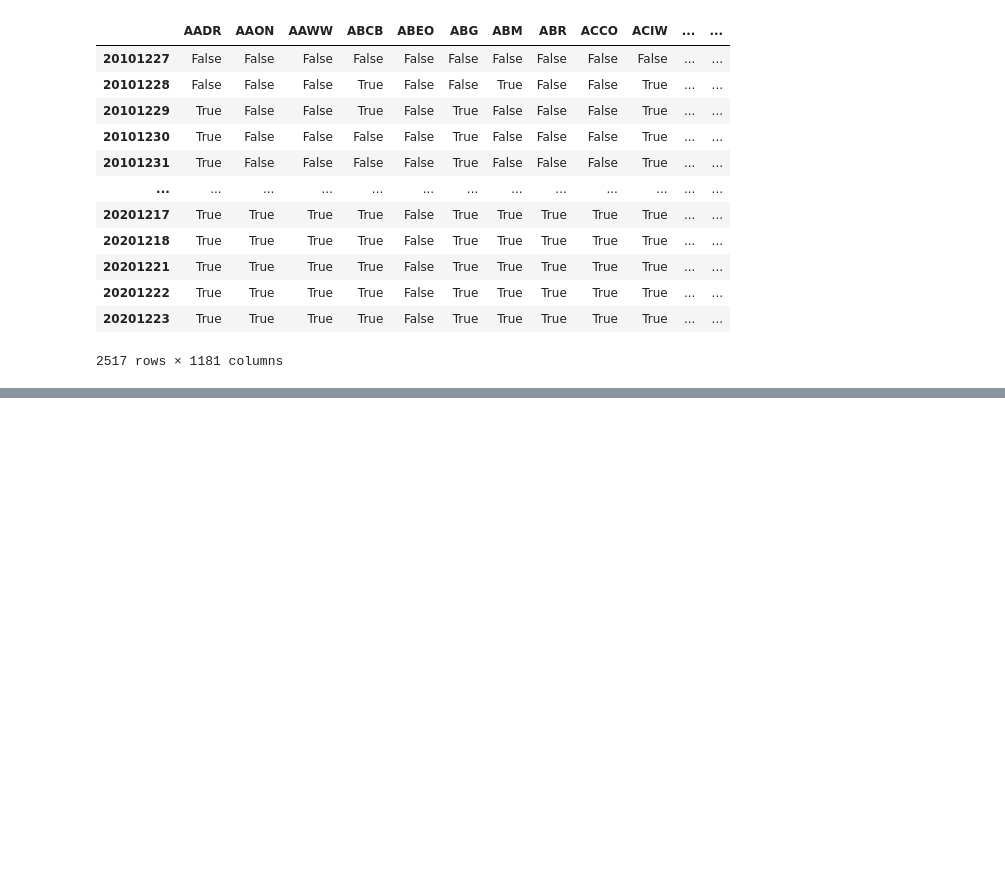
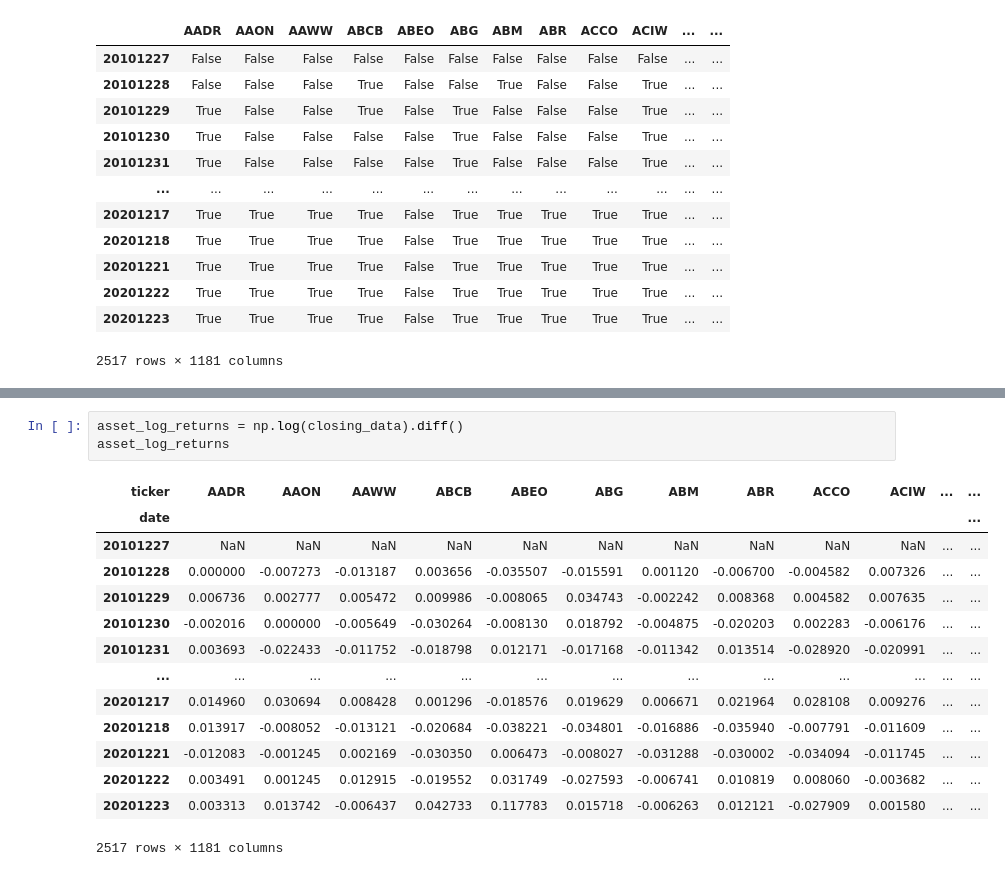
Before and after one commit to ricocahyadi777/quant-trading-project-maf, a Jupyter notebook: Quant.ipynb, the cells around one changed output, grey strips where cells are left out. Cells and saved outputs as stored; diff of their text form; blank space fills up the shorter version.

```diff
--- a/Quant.ipynb
+++ b/Quant.ipynb
@@ -60,0 +134,18 @@ cross
+# %%
+asset_log_returns = np.log(closing_data).diff()
+asset_log_returns
+# %% [output]
+| ticker | AADR | AAON | AAWW | ABCB | ABEO | ABG | ABM | ABR | ACCO | ACIW | ... | ... |
+| date |  |  |  |  |  |  |  |  |  |  |  | ... |
+| 20101227 | NaN | NaN | NaN | NaN | NaN | NaN | NaN | NaN | NaN | NaN | ... | ... |
+| 20101228 | 0.000000 | -0.007273 | -0.013187 | 0.003656 | -0.035507 | -0.015591 | 0.001120 | -0.006700 | -0.004582 | 0.007326 | ... | ... |
+| 20101229 | 0.006736 | 0.002777 | 0.005472 | 0.009986 | -0.008065 | 0.034743 | -0.002242 | 0.008368 | 0.004582 | 0.007635 | ... | ... |
+| 20101230 | -0.002016 | 0.000000 | -0.005649 | -0.030264 | -0.008130 | 0.018792 | -0.004875 | -0.020203 | 0.002283 | -0.006176 | ... | ... |
+| 20101231 | 0.003693 | -0.022433 | -0.011752 | -0.018798 | 0.012171 | -0.017168 | -0.011342 | 0.013514 | -0.028920 | -0.020991 | ... | ... |
+| ... | ... | ... | ... | ... | ... | ... | ... | ... | ... | ... | ... | ... |
+| 20201217 | 0.014960 | 0.030694 | 0.008428 | 0.001296 | -0.018576 | 0.019629 | 0.006671 | 0.021964 | 0.028108 | 0.009276 | ... | ... |
+| 20201218 | 0.013917 | -0.008052 | -0.013121 | -0.020684 | -0.038221 | -0.034801 | -0.016886 | -0.035940 | -0.007791 | -0.011609 | ... | ... |
+| 20201221 | -0.012083 | -0.001245 | 0.002169 | -0.030350 | 0.006473 | -0.008027 | -0.031288 | -0.030002 | -0.034094 | -0.011745 | ... | ... |
+| 20201222 | 0.003491 | 0.001245 | 0.012915 | -0.019552 | 0.031749 | -0.027593 | -0.006741 | 0.010819 | 0.008060 | -0.003682 | ... | ... |
+| 20201223 | 0.003313 | 0.013742 | -0.006437 | 0.042733 | 0.117783 | 0.015718 | -0.006263 | 0.012121 | -0.027909 | 0.001580 | ... | ... |
+2517 rows × 1181 columns
```
Also changed, not shown: parts of 5 cells of this notebook.
